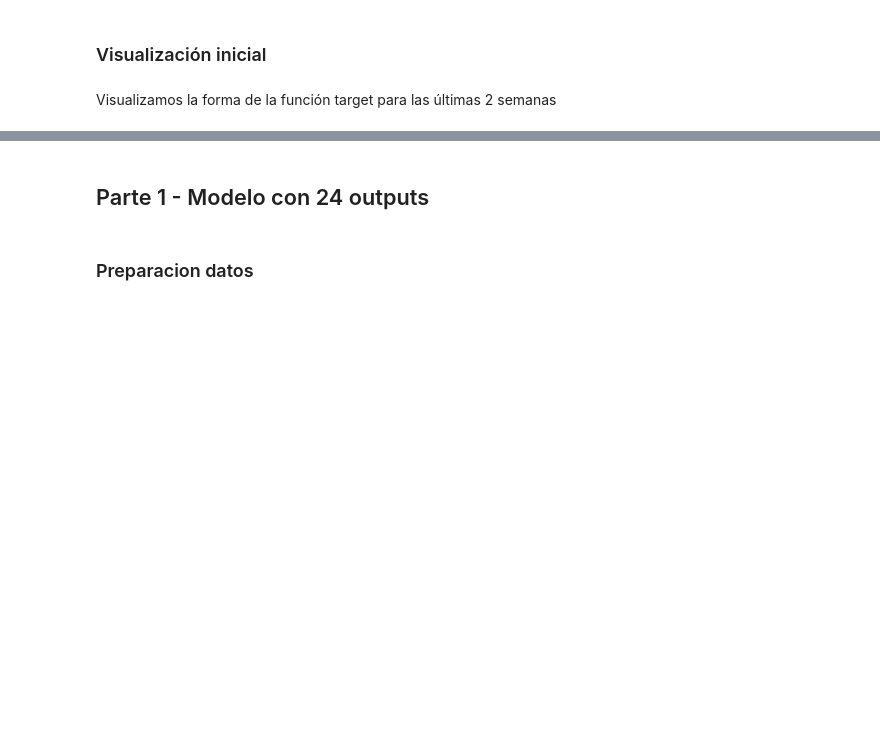
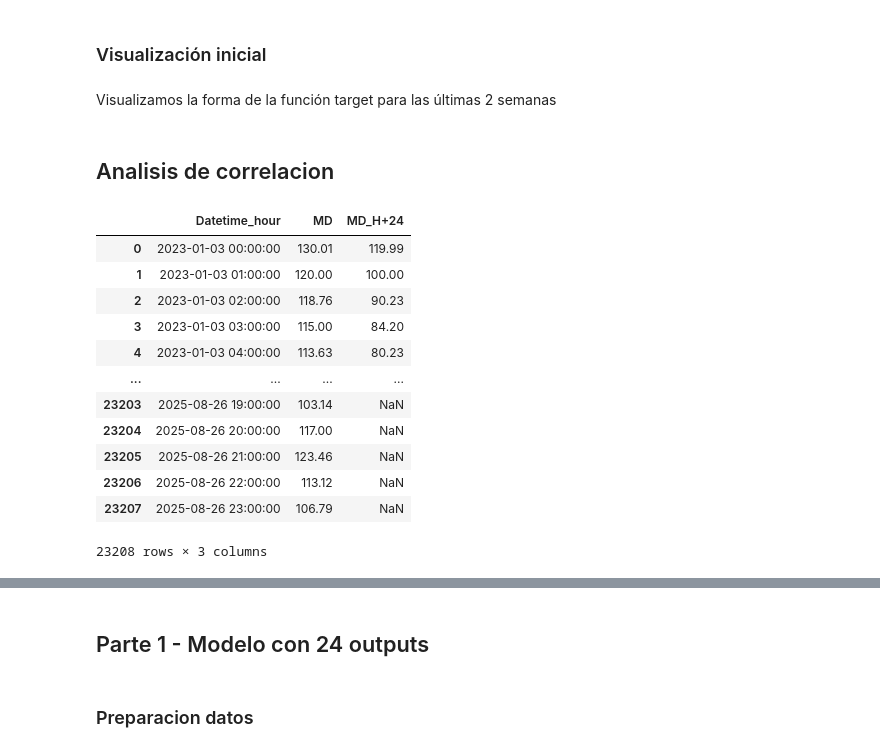
Before and after one commit to JaimeNavs9/proyecto_prediccion_MD, a Jupyter notebook: modelo_pasado.ipynb, the cells around one changed output, grey strips where cells are left out. Saved outputs shown, nothing was run; the diff lists cells and outputs as text; code cells hidden in the pictures; blank space fills up the shorter version.

```diff
--- a/modelo_pasado.ipynb
+++ b/modelo_pasado.ipynb
@@ -65,3 +47,22 @@ Visualizamos la forma de la función target para las últimas 2 semanas
 px.line(data_df.iloc[-2*24*7:], x='Datetime_hour', y='MD', labels={'MD':'Precio MD (€)', 'Datetime_hour':'Tiempo'})
 # %%
 px.line(data_df.iloc[-2*24:], x='Datetime_hour', y='MD', labels={'MD':'Precio MD (€)', 'Datetime_hour':'Tiempo'})
+# %% [markdown]
+## Analisis de correlacion
+# %%
+data_df['MD_H+24'] = data_df['MD'].shift(-24)
+data_df[['Datetime_hour', 'MD', 'MD_H+24']]
+# %% [output]
+|  | Datetime_hour | MD | MD_H+24 |
+| 0 | 2023-01-03 00:00:00 | 130.01 | 119.99 |
+| 1 | 2023-01-03 01:00:00 | 120.00 | 100.00 |
+| 2 | 2023-01-03 02:00:00 | 118.76 | 90.23 |
+| 3 | 2023-01-03 03:00:00 | 115.00 | 84.20 |
+| 4 | 2023-01-03 04:00:00 | 113.63 | 80.23 |
+| ... | ... | ... | ... |
+| 23203 | 2025-08-26 19:00:00 | 103.14 | NaN |
+| 23204 | 2025-08-26 20:00:00 | 117.00 | NaN |
+| 23205 | 2025-08-26 21:00:00 | 123.46 | NaN |
+| 23206 | 2025-08-26 22:00:00 | 113.12 | NaN |
+| 23207 | 2025-08-26 23:00:00 | 106.79 | NaN |
+23208 rows × 3 columns
```
Also changed, not shown: parts of 30 cells of this notebook, 5 other files.
